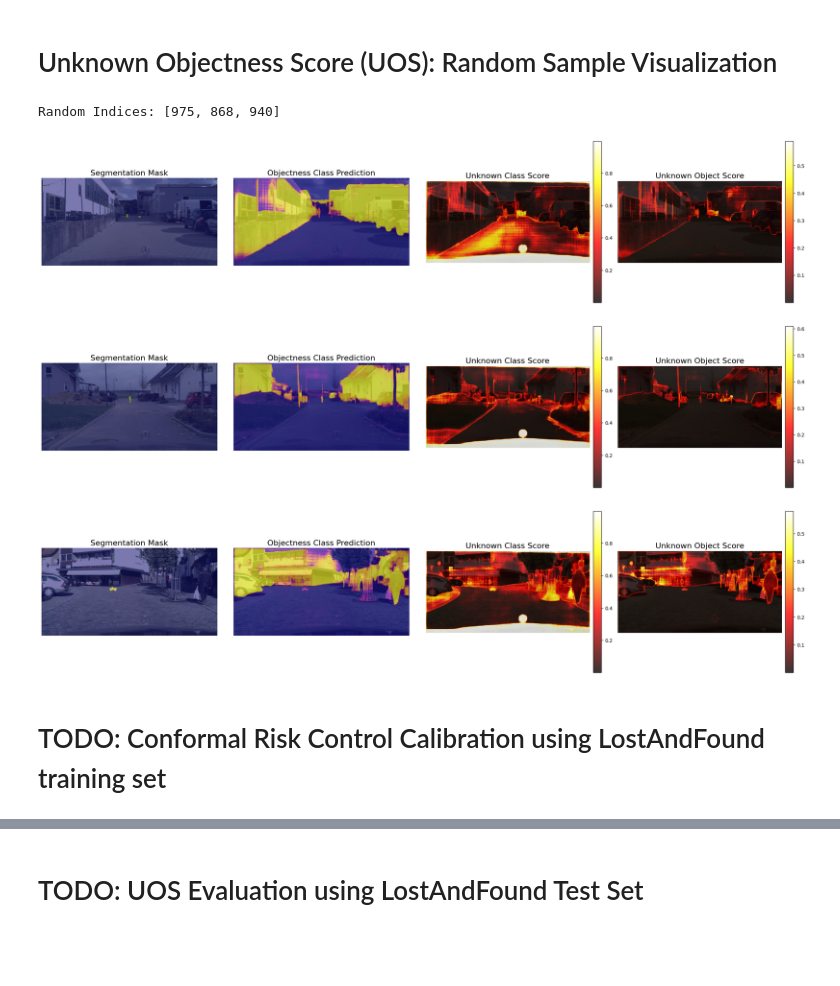
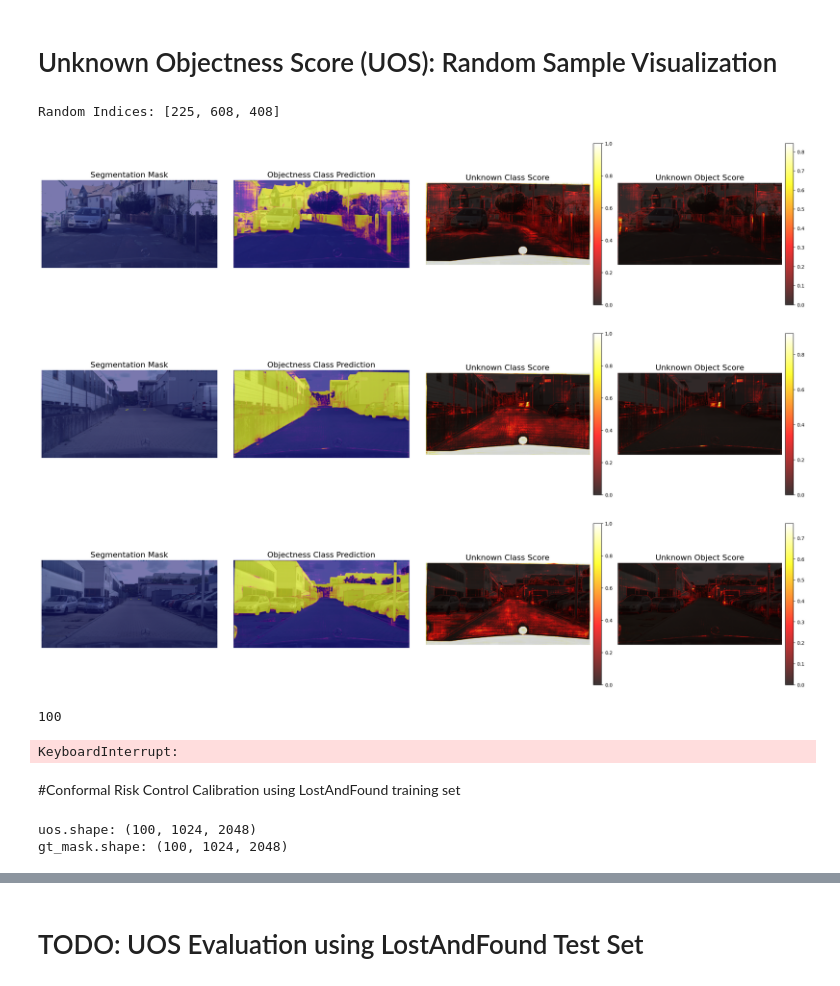
Before and after one commit to edgarcancinoe/maybe-obstacle, a Jupyter notebook: UAROI_Confromal_Risk_Control.ipynb, the cells around one changed output, grey strips where cells are left out. Saved outputs shown, nothing was run; the diff lists cells and outputs as text; code cells hidden in the pictures; blank space fills up the shorter version.

Commit message:
Conformal Risk Control implemented

```diff
--- a/UAROI_Confromal_Risk_Control.ipynb
+++ b/UAROI_Confromal_Risk_Control.ipynb
@@ -46,18 +84,18 @@ from torchvision.models.segmentation import deeplabv3_resnet50, DeepLabV3_ResNet
 # %%
 # Config
-drive.mount('/content/drive')
-train_laf_path  = '/content/drive/MyDrive/Colab Notebooks/EMAI - Sapienza/Computer Vision/laf_train.tar.gz'
-test_laf_path   = '/content/drive/MyDrive/Colab Notebooks/EMAI - Sapienza/Computer Vision/laf_test.tar.gz'
+# drive.mount('/content/drive')
+# train_laf_path  = '/content/drive/MyDrive/Colab Notebooks/EMAI - Sapienza/Computer Vision/laf_train.tar.gz'
+# test_laf_path   = '/content/drive/MyDrive/Colab Notebooks/EMAI - Sapienza/Computer Vision/laf_test.tar.gz'
 extract_dir     = '/content/laf_data'
-model_weights   = '/content/drive/MyDrive/Colab Notebooks/EMAI - Sapienza/Computer Vision/uaroi_weights.pth'
+# model_weights   = '/content/drive/MyDrive/Colab Notebooks/EMAI - Sapienza/Computer Vision/uaroi_weights.pth'
+
+model_weights_zip = '/content/dataset/Archive.zip'
+model_weights_folder = '/content/dataset/model_weights'
+model_weights = '/content/dataset/epoch_8.pth'
 
 
-# Execute
-os.makedirs(extract_dir, exist_ok=True)
-with tarfile.open(train_laf_path, "r:gz") as tar:
-    tar.extractall(path=extract_dir)
-with tarfile.open(test_laf_path, "r:gz") as tar:
-    tar.extractall(path=extract_dir)
+train_laf_path  = '/content/dataset/laf_train.tar.gz'
+test_laf_path   = '/content/dataset/laf_test.tar.gz'
 
 LOCAL_PATH = "/content/dataset"
 
@@ -277,16 +386,32 @@ model = model.to(DEVICE)
 # %%
 df = dataset_test
 
 import random
-indices = random.sample(range(len(dataset_train)), 3)
+indices = random.sample(range(len(dataset_test)), 3)
 print(f"Random Indices: {indices}")
 
 for idx in indices:
   image, mask = df[idx]
-  unkown_obj_score, unknown_score, objectness_score, pred_mask = model.unknown_obj_scores(image, uos_only=False)
-  df.visualize_uos(idx, unkown_obj_score, unknown_score, objectness_score)
+  unknown_obj_score, unknown_score, objectness_score, pred_mask = model.unknown_obj_scores(image, uos_only=False)
+  df.visualize_uos(idx, unknown_obj_score, unknown_score, objectness_score)
 # %% [output]
-Random Indices: [975, 868, 940]
+Random Indices: [225, 608, 408]
-[figure, old version]
+[figure, new version]
-[figure, old version]
+[figure, new version]
-[figure, old version]
+[figure, new version]
+# %%
+dc = dataset_calibration
+print(len(dataset_calibration))
+all_gt_mask = []
+all_unk_obj_score = []
+for idx in tqdm(range(len(dataset_calibration))):
+  image, mask = dc[idx]
+  unknown_obj_score = model.unknown_obj_scores(image, uos_only=True)
+  all_unk_obj_score.append(unknown_obj_score)
+  all_gt_mask.append(mask)
+
+gt_masks_tensor = torch.stack(all_gt_mask, dim=0)
+unknown_obj_score_tensor = torch.stack(all_unk_obj_score, dim=0)
+# %% [output]
+100
+KeyboardInterrupt:
@@ -293,2 +426,14 @@ Random Indices: [975, 868, 940]
 # %% [markdown]
-# TODO: Conformal Risk Control Calibration using LostAndFound training set
+#Conformal Risk Control Calibration using LostAndFound training set
+# %%
+#@title Import Unknown object scores
+import numpy as np
+uos = np.load('unk_obj_scores.npz')['uos']
+gt_masks = np.load('gt_mask_uos.npz')['gt']
+gt_masks = gt_masks.squeeze(1)
+
+print(f"uos.shape: {uos.shape}")
+print(f"gt_mask.shape: {gt_masks.shape}")
+# %% [output]
+uos.shape: (100, 1024, 2048)
+gt_mask.shape: (100, 1024, 2048)
```
Also changed, not shown: parts of 31 cells of this notebook.
